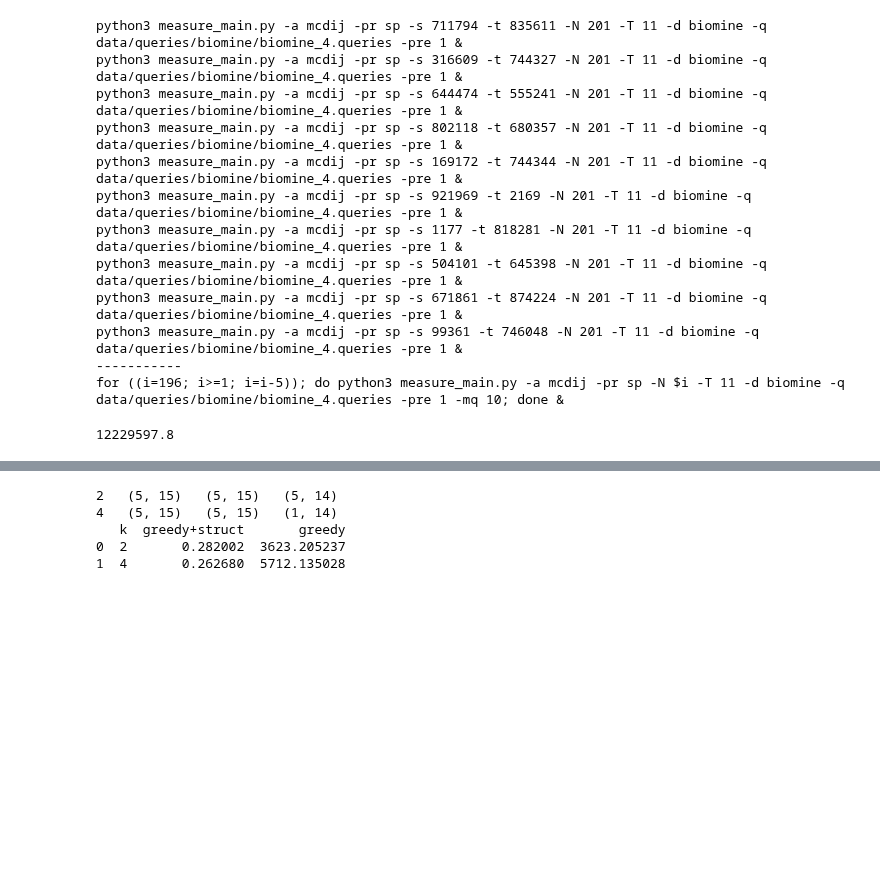
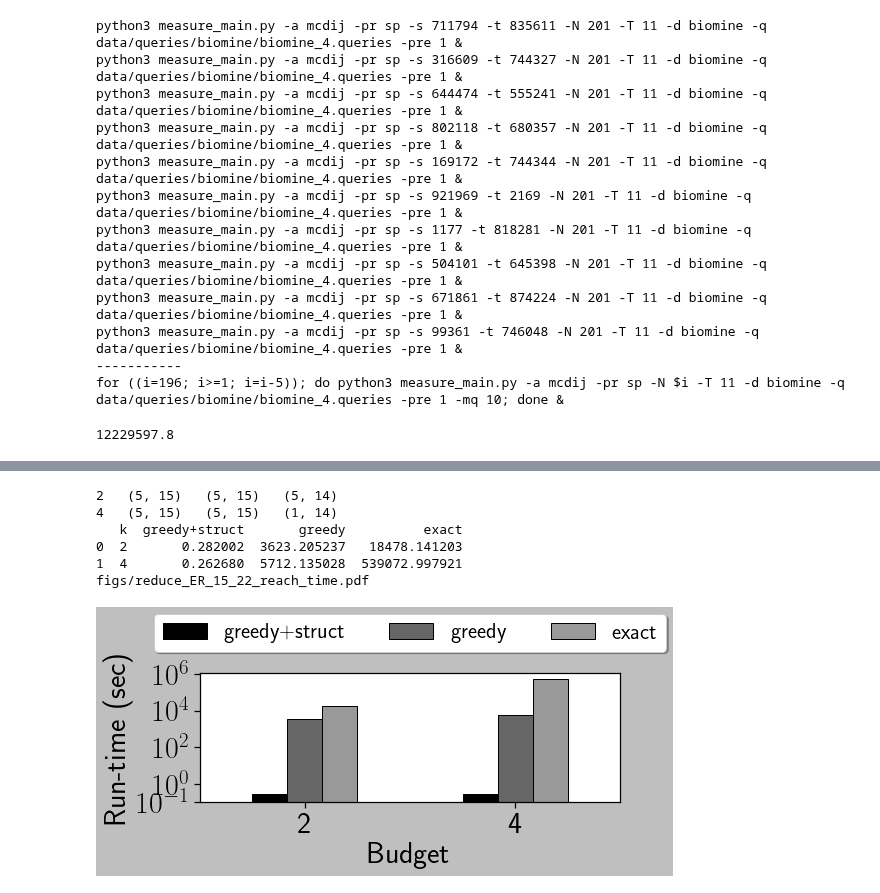
Before and after one commit to toggled/uncertainty, a Jupyter notebook: test.ipynb, the cells around one changed output, grey strips where cells are left out. Cells and saved outputs as stored; diff of their text form; code cells hidden in the pictures; blank space fills up the shorter version.

```diff
--- a/test.ipynb
+++ b/test.ipynb
@@ -1350,12 +1462,12 @@ from itertools import cycle
 import seaborn as sns
 import numpy as np
 import pandas as pd
-sns.set(rc={'figure.figsize':(9,4)})
+sns.set(rc={'figure.figsize':(8,4)})
 sns.set_style("dark", {'axes.grid' : False})
 sns.set_style("ticks")
-# plt.style.use('grayscale')
-fontsize = 28
-labelsize = 22
+plt.style.use('grayscale')
+fontsize = 32
+labelsize = 24
 lw = 2
 
 folder = 'reduce_mainP/'
@@ -1407,44 +1519,50 @@ for i,K in enumerate(kset):
     std_red.append(std)
 
     mean,std = exact[i]['execution_time'].mean(), exact[i]['execution_time'].std()
     exact_red.append(mean)
     stde_red.append(std)
 
-df = pd.DataFrame(zip(kset,greedyp_red,greedy_red),columns = ['k','greedy+struct','greedy'])
+df = pd.DataFrame(zip(kset,greedyp_red,greedy_red,exact_red),columns = ['k','greedy+struct','greedy','exact'])
 print(df.head())
+ax = df.plot(x="k", y=["greedy+struct","greedy","exact"], kind="bar",rot=0)
+plt.yscale('log',base=10)
 # plt.bar(kset,greedyp_red)
 # #     sns.lineplot(x='K', y='DeltaH', data=varyK0[i], linewidth=lw, markersize=8,color='k')
 # # plt.xscale('log',base=2)
 # # greedy_red = np.array(greedy_red)
 # # std_red = np.array(std_red)
 # # print(greedy_red.shape,' ',std_red.shape,' ',len(greedyM_red),' ',len(stdM_red))
 # plt.plot(Kset,greedy_red,color = 'k',marker='x',label='greedy',linewidth=lw)
 # plt.plot(Kset,greedyM_red,color = 'k',marker='o',label='greedy+mem',linewidth=lw)
 # # plt.fill_between(Kset, np.array(greedyM_red) - np.array(stdM_red), np.array(greedyM_red) + np.array(stdM_red), \
 # #                  color='r', alpha=0.4)
 # ax = plt.gca()
 # ax.axhline(exact_deltaH,linestyle='--',color='r',linewidth=lw,label='Exact')
 # plt.yscale('log',base=2)
 # plt.xscale('log',base=2)
-# plt.xlabel('R',fontsize=fontsize-2)
-# plt.ylabel('Running time (sec)',fontsize=fontsize-2)
-# # plt.xticks([2**0,2**2,2**4,2**6,2**8],fontsize=fontsize-2)
-# plt.xticks(Kset,fontsize=fontsize-2)
+plt.xlabel('Budget', fontsize=fontsize-2)
+plt.ylabel('Run-time (sec)',fontsize=fontsize-2)
+plt.yticks([10**-1,10**0, 10**2,10**4, 10**6],fontsize=fontsize-2)
+plt.xticks(fontsize=fontsize-2)
 # ax = plt.gca()
 # ax.set_xticklabels(xlabels)
 # plt.yticks(fontsize=fontsize-2)
 # # plt.legend(fontsize=fontsize+10,frameon = False,prop={"size":22},bbox_to_anchor=(0.6,0.4))
-# # plt.legend(fontsize=fontsize+10,frameon = False,prop={"size":22},bbox_to_anchor=(0.63,0.44))
-# plt.legend(fontsize=fontsize-8)
+# plt.legend(fontsize=fontsize-7, ncol = 3)
+# plt.legend(fontsize=fontsize)
 # plt.title('Budget = '+str(k),fontsize=fontsize-8)
-# fname = 'figs/reduce_'+data+"_"+q+'_budget_'+str(k)+"_time.pdf"
-# print(fname)
-# plt.tight_layout()
-# plt.savefig(fname)
+plt.legend(loc='lower center', bbox_to_anchor=(0.5, 1.08),\
+          ncol=3, fancybox=True, shadow=True,fontsize=labelsize-2)
+fname = 'figs/reduce_'+data+"_"+q+"_time.pdf"
+print(fname)
+plt.tight_layout()
+plt.savefig(fname)
 plt.show()
 # %% [output]
 2   (5, 15)   (5, 15)   (5, 14)
 4   (5, 15)   (5, 15)   (1, 14)
-   k  greedy+struct       greedy
-0  2       0.282002  3623.205237
-1  4       0.262680  5712.135028
+   k  greedy+struct       greedy          exact
+0  2       0.282002  3623.205237   18478.141203
+1  4       0.262680  5712.135028  539072.997921
+figs/reduce_ER_15_22_reach_time.pdf
+[figure, added]
```
Also changed, not shown: parts of 3 cells of this notebook, 3 other files.
